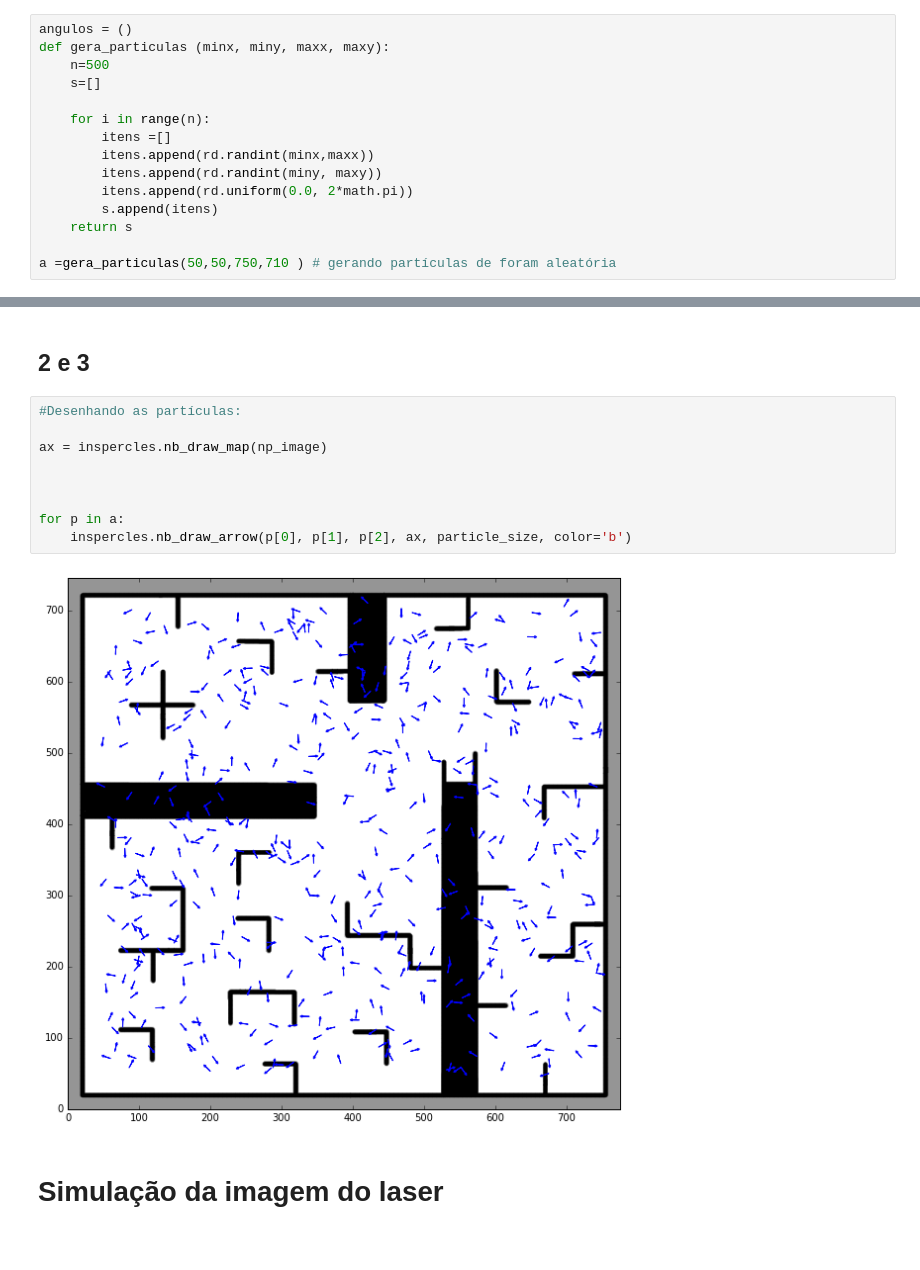
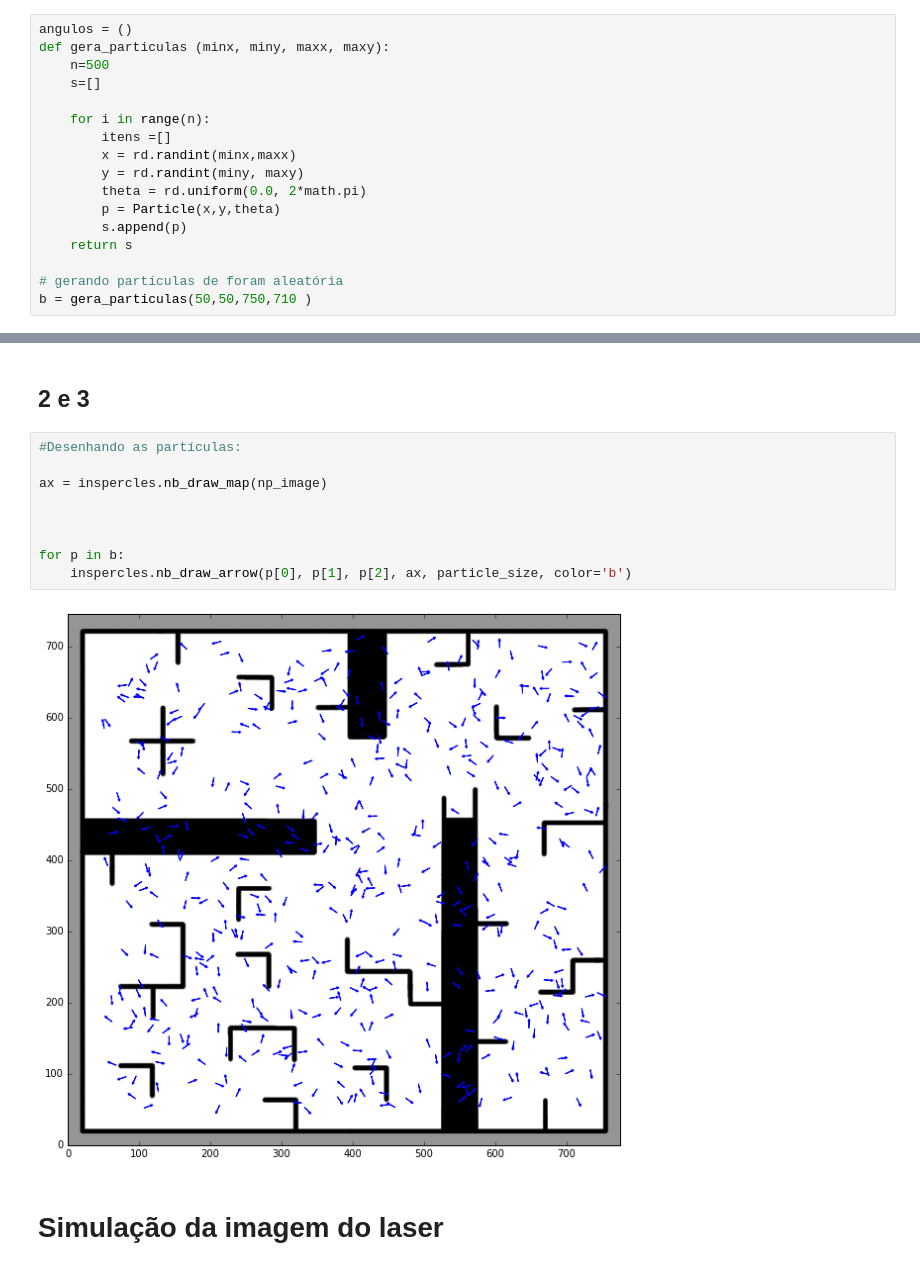
Before and after one commit to BrunaKimura/Robozinho, a Jupyter notebook: ParticleFilter_update.ipynb, the cells around one changed output, grey strips where cells are left out. Saved outputs shown, nothing was run; the diff lists cells and outputs as text.

```diff
--- a/ParticleFilter_update.ipynb
+++ b/ParticleFilter_update.ipynb
@@ -140,13 +140,15 @@ def gera_particulas (minx, miny, maxx, maxy):
 
     for i in range(n):
         itens =[]
-        itens.append(rd.randint(minx,maxx))
-        itens.append(rd.randint(miny, maxy))
-        itens.append(rd.uniform(0.0, 2*math.pi))
-        s.append(itens)
+        x = rd.randint(minx,maxx)
+        y = rd.randint(miny, maxy)
+        theta = rd.uniform(0.0, 2*math.pi)
+        p = Particle(x,y,theta)
+        s.append(p)
     return s
 
-a =gera_particulas(50,50,750,710 ) # gerando partículas de foram aleatória
+# gerando partículas de foram aleatória
+b = gera_particulas(50,50,750,710 )
 # %% [markdown]
 ## Mapa com posição inicial
 # %%
@@ -173,14 +175,14 @@ array([ 0.        ,  0.8975979 ,  1.7951958 ,  2.6927937 ,  3.5903916 ,
 # %%
 #Desenhando as partículas:
 
 ax = inspercles.nb_draw_map(np_image)
 
 
 
-for p in a:
+for p in b:
     inspercles.nb_draw_arrow(p[0], p[1], p[2], ax, particle_size, color='b')
 # %% [output]
-[figure, old version]
+[figure, new version]
 # %% [markdown]
 # Simulação da imagem do laser
 # %% [markdown]
```
Also changed, not shown: parts of 4 cells of this notebook, 5 other files.
